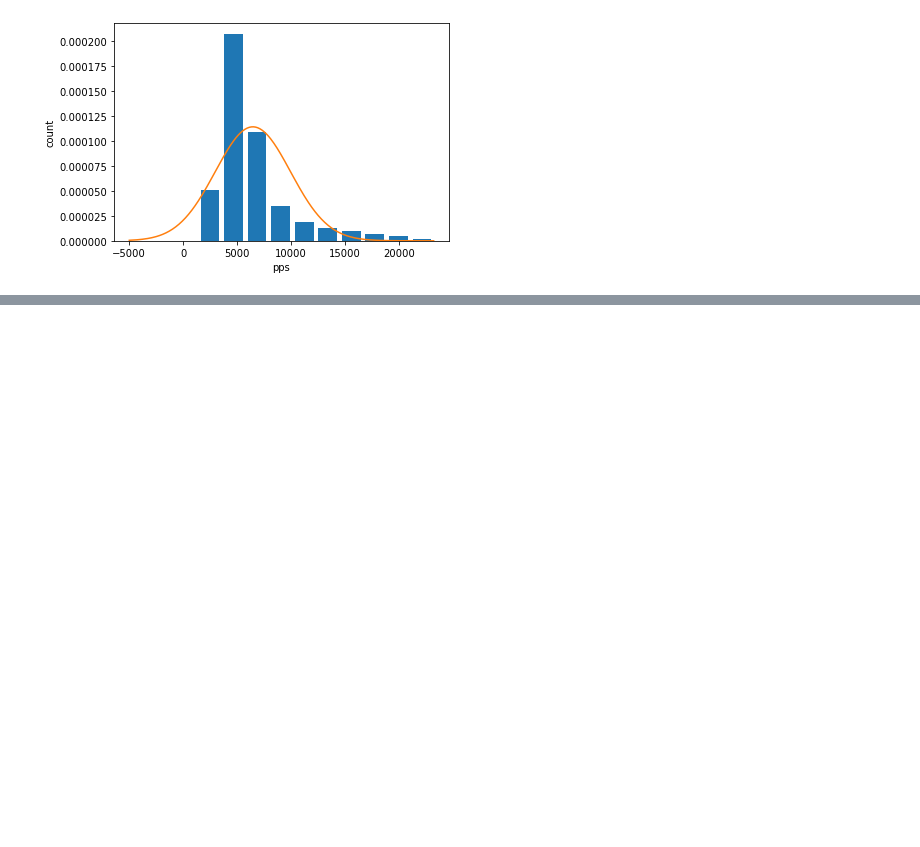
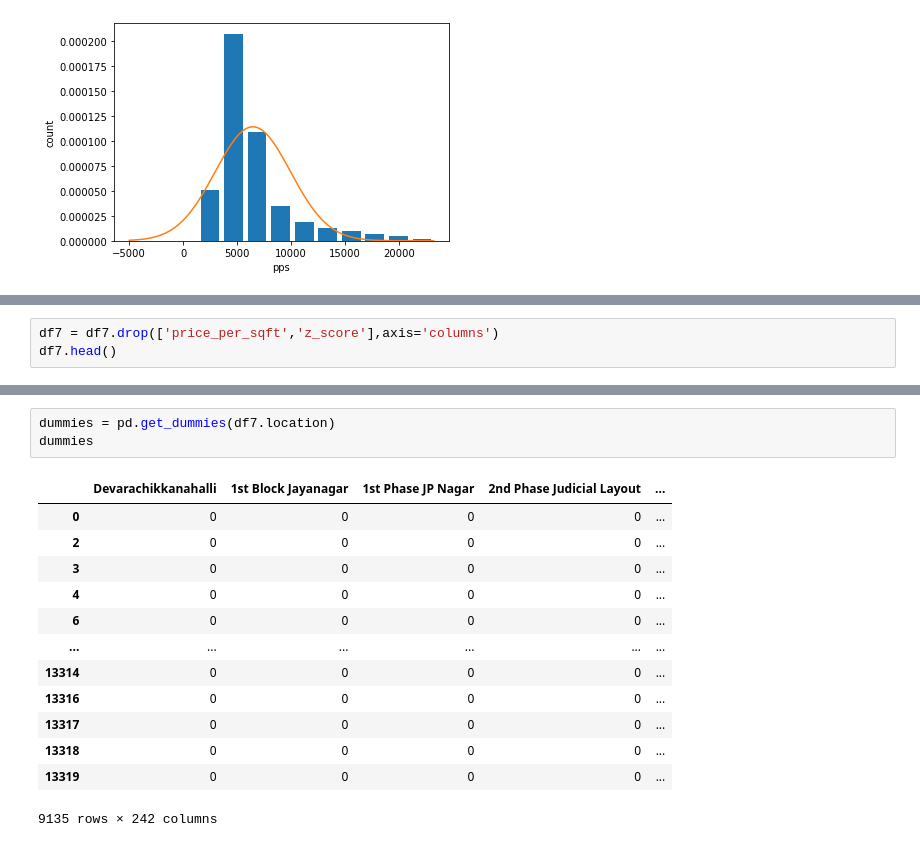
Before and after one commit to HarshitJain28/py, a Jupyter notebook: project1/Bengaluru_House_Pricing.ipynb, the cells around one changed output, grey strips where cells are left out. Saved outputs shown, nothing was run; the diff lists cells and outputs as text; blank space fills up the shorter version.

```diff
--- a/project1/Bengaluru_House_Pricing.ipynb
+++ b/project1/Bengaluru_House_Pricing.ipynb
@@ -290,0 +340,3 @@ plt.plot(rng,norm.pdf(rng,df5.price_per_sqft.mean(),df5.price_per_sqft.std()))
+# %%
+df7 = df7.drop(['price_per_sqft','z_score'],axis='columns')
+df7.head()
@@ -290,0 +350,17 @@ plt.plot(rng,norm.pdf(rng,df5.price_per_sqft.mean(),df5.price_per_sqft.std()))
+# %%
+dummies = pd.get_dummies(df7.location)
+dummies
+# %% [output]
+|  | Devarachikkanahalli | 1st Block Jayanagar | 1st Phase JP Nagar | 2nd Phase Judicial Layout | ... |
+| 0 | 0 | 0 | 0 | 0 | ... |
+| 2 | 0 | 0 | 0 | 0 | ... |
+| 3 | 0 | 0 | 0 | 0 | ... |
+| 4 | 0 | 0 | 0 | 0 | ... |
+| 6 | 0 | 0 | 0 | 0 | ... |
+| ... | ... | ... | ... | ... | ... |
+| 13314 | 0 | 0 | 0 | 0 | ... |
+| 13316 | 0 | 0 | 0 | 0 | ... |
+| 13317 | 0 | 0 | 0 | 0 | ... |
+| 13318 | 0 | 0 | 0 | 0 | ... |
+| 13319 | 0 | 0 | 0 | 0 | ... |
+9135 rows × 242 columns
```
Also changed, not shown: parts of 13 cells of this notebook, 2 other files.
